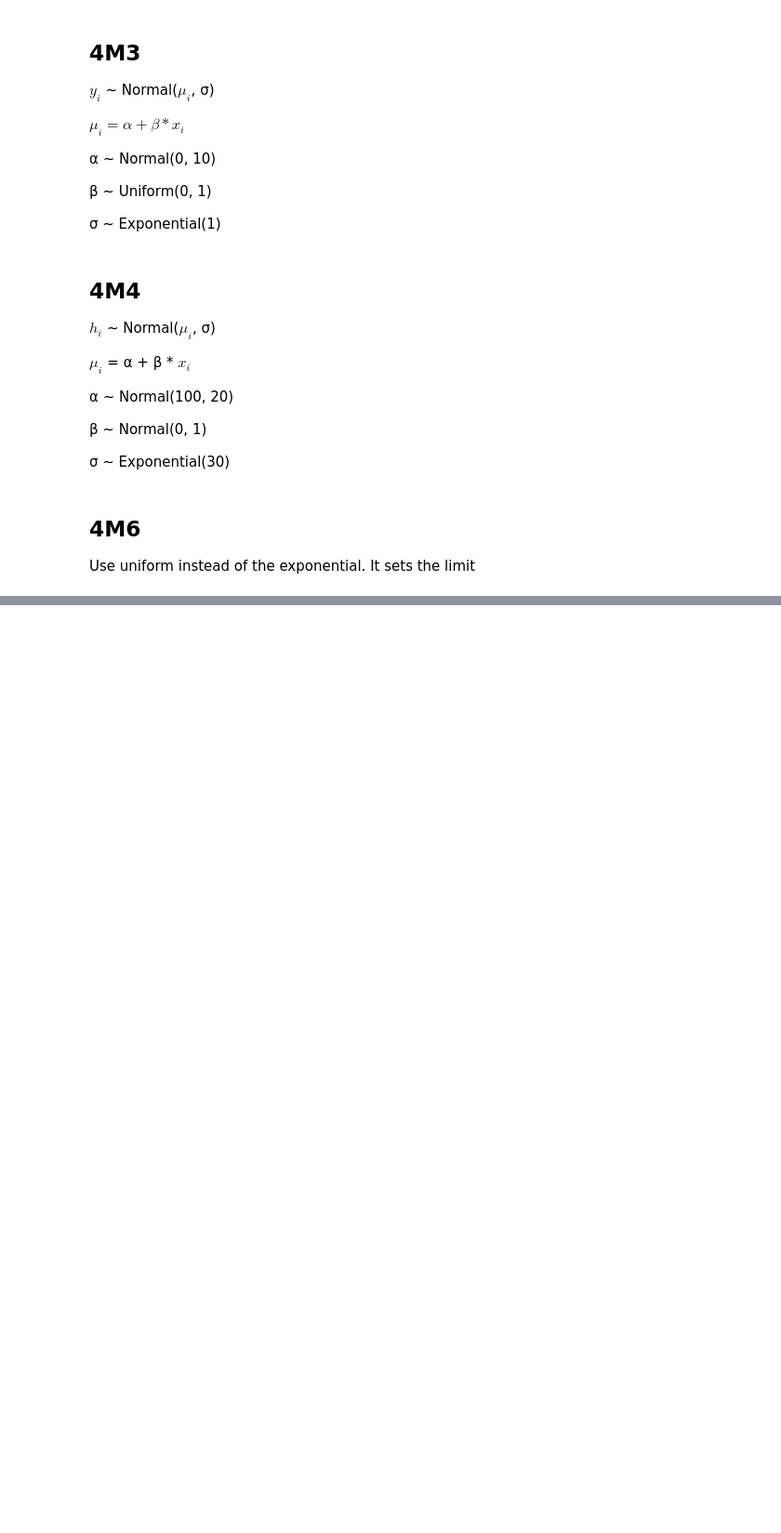
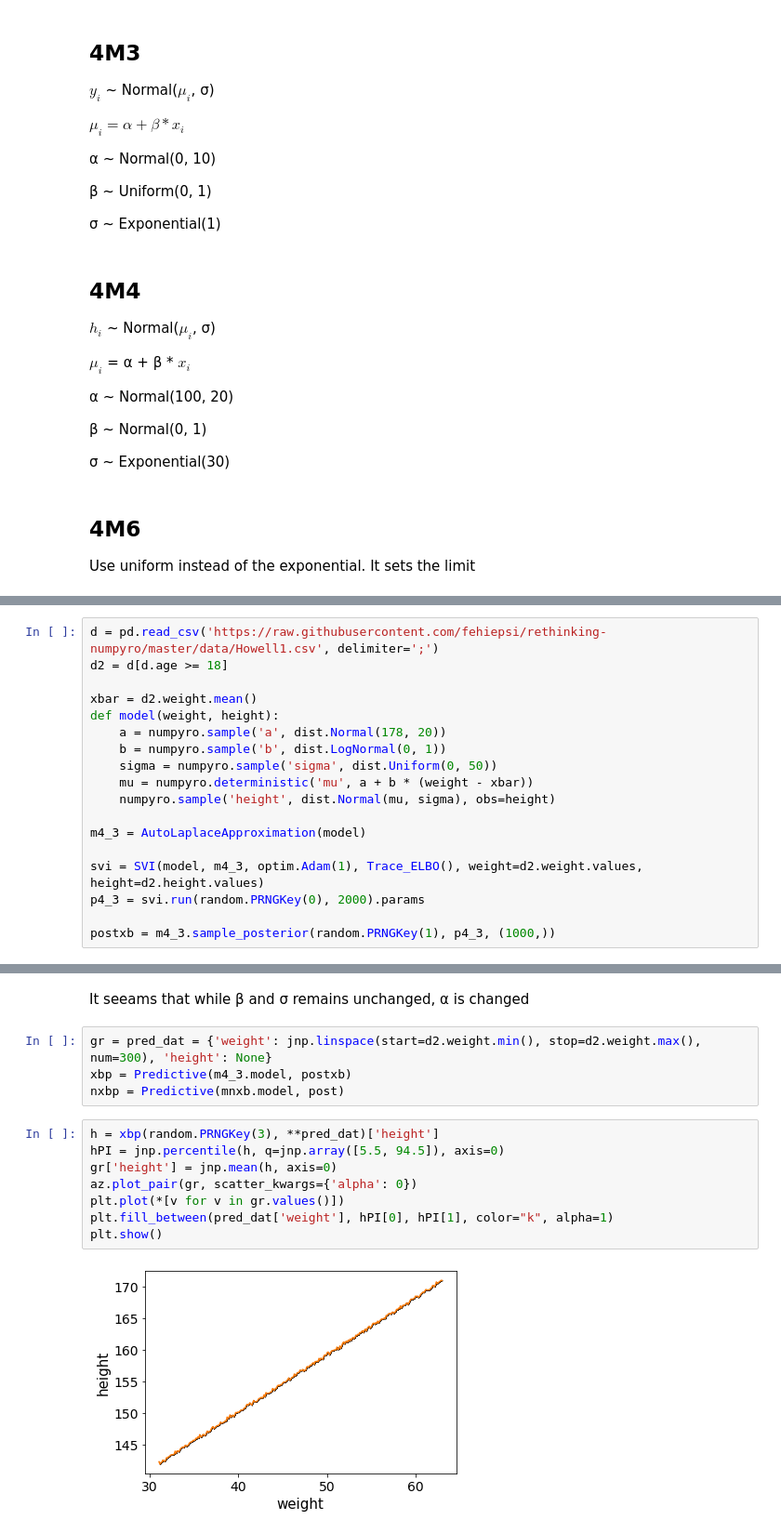
Before and after one commit to 8wgf3b/books, a Jupyter notebook: stat_rethink/Chap4.ipynb, the cells around one changed output, grey strips where cells are left out. Shown at 93% size. Saved outputs shown, nothing was run; the diff lists cells and outputs as text; blank space fills up the shorter version.

```diff
--- a/stat_rethink/Chap4.ipynb
+++ b/stat_rethink/Chap4.ipynb
@@ -827,0 +832,18 @@ Use uniform instead of the exponential. It sets the limit
+# %%
+d = pd.read_csv('https://raw.githubusercontent.com/fehiepsi/rethinking-numpyro/master/data/Howell1.csv', delimiter=';')
+d2 = d[d.age >= 18]
+
+xbar = d2.weight.mean()
+def model(weight, height):
+    a = numpyro.sample('a', dist.Normal(178, 20))
+    b = numpyro.sample('b', dist.LogNormal(0, 1))
+    sigma = numpyro.sample('sigma', dist.Uniform(0, 50))
+    mu = numpyro.deterministic('mu', a + b * (weight - xbar))
+    numpyro.sample('height', dist.Normal(mu, sigma), obs=height)
+
+m4_3 = AutoLaplaceApproximation(model)
+
+svi = SVI(model, m4_3, optim.Adam(1), Trace_ELBO(), weight=d2.weight.values, height=d2.height.values)
+p4_3 = svi.run(random.PRNGKey(0), 2000).params
+
+postxb = m4_3.sample_posterior(random.PRNGKey(1), p4_3, (1000,))
@@ -827,0 +895,16 @@ Use uniform instead of the exponential. It sets the limit
+# %% [markdown]
+ It seeams that while β and σ remains  unchanged, α is changed
+# %%
+gr = pred_dat = {'weight': jnp.linspace(start=d2.weight.min(), stop=d2.weight.max(), num=300), 'height': None}
+xbp = Predictive(m4_3.model, postxb)
+nxbp = Predictive(mnxb.model, post)
+# %%
+h = xbp(random.PRNGKey(3), **pred_dat)['height']
+hPI = jnp.percentile(h, q=jnp.array([5.5, 94.5]), axis=0)
+gr['height'] = jnp.mean(h, axis=0)
+az.plot_pair(gr, scatter_kwargs={'alpha': 0})
+plt.plot(*[v for v in gr.values()])
+plt.fill_between(pred_dat['weight'], hPI[0], hPI[1], color="k", alpha=1)
+plt.show()
+# %% [output]
+[figure, added]
```
Also changed, not shown: parts of 9 cells of this notebook.
